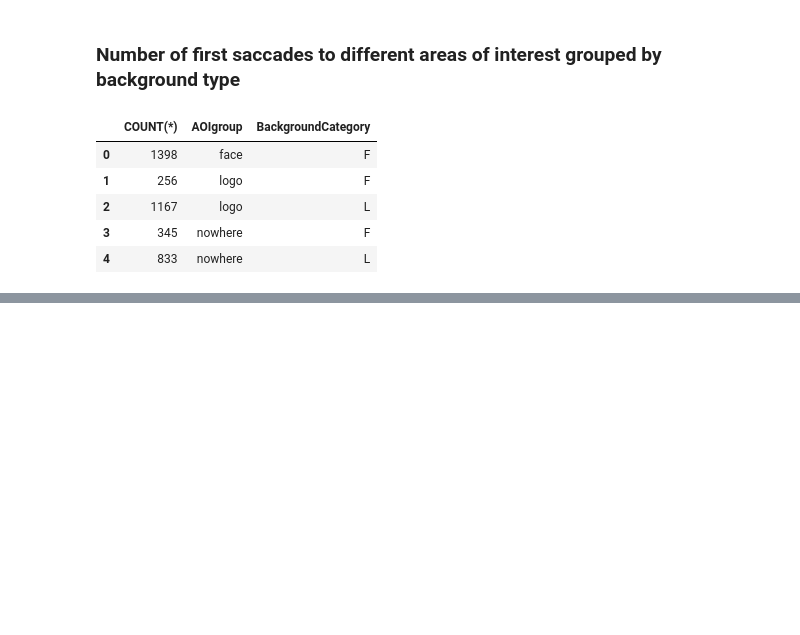
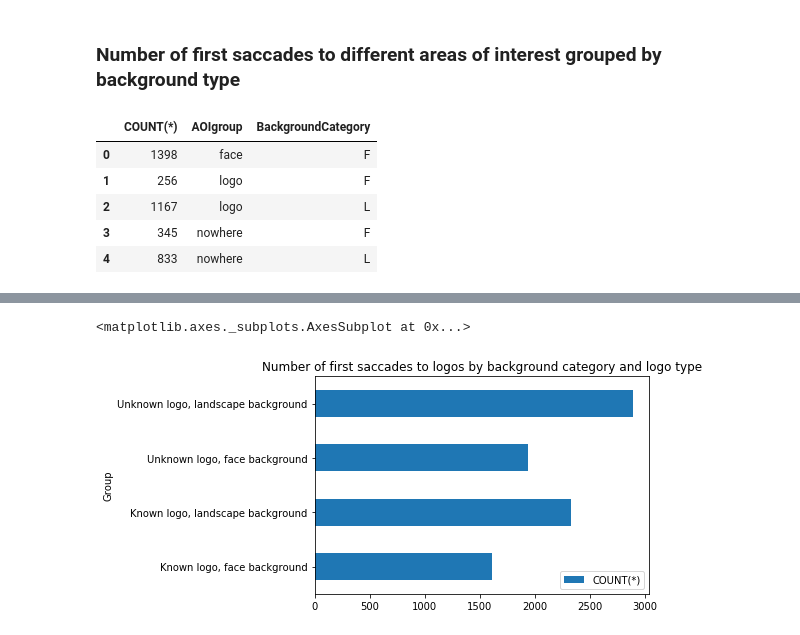
Before and after one commit to alastaa/LSTProject, a Jupyter notebook: Fiksaatioanalyysihommii.ipynb, the cells around one changed output, grey strips where cells are left out. Cells and saved outputs as stored; diff of their text form; code cells hidden in the pictures; blank space fills up the shorter version.

```diff
--- a/Fiksaatioanalyysihommii.ipynb
+++ b/Fiksaatioanalyysihommii.ipynb
@@ -148,0 +231,8 @@ GROUP BY AOIgroup, BackgroundCategory""", conn)
+# %%
+df5 = pd.read_sql_query("""
+select COUNT(*), AOIgroup, LogoCategory, BackgroundCategory
+from saccades
+WHERE AOIGroup='logo' AND TrialSequence <= 400
+GROUP BY AOIgroup, LogoCategory, BackgroundCategory""", conn)
+
+df5
@@ -148,0 +245,13 @@ GROUP BY AOIgroup, BackgroundCategory""", conn)
+# %%
+d = {
+    'KF': 'Known logo, face background',
+    'UL': 'Unknown logo, landscape background',
+    'KL': 'Known logo, landscape background',
+    'UF': 'Unknown logo, face background'
+}
+df5['Group'] = (df5['LogoCategory'] + df5['BackgroundCategory']).apply(lambda text: d[text])
+
+df5.plot(x='Group', y='COUNT(*)', kind='barh', title='Number of first saccades to logos by background category and logo type')
+# %% [output]
+<matplotlib.axes._subplots.AxesSubplot at 0x...>
+[figure, added]
```
Also changed, not shown: parts of 15 cells of this notebook.
